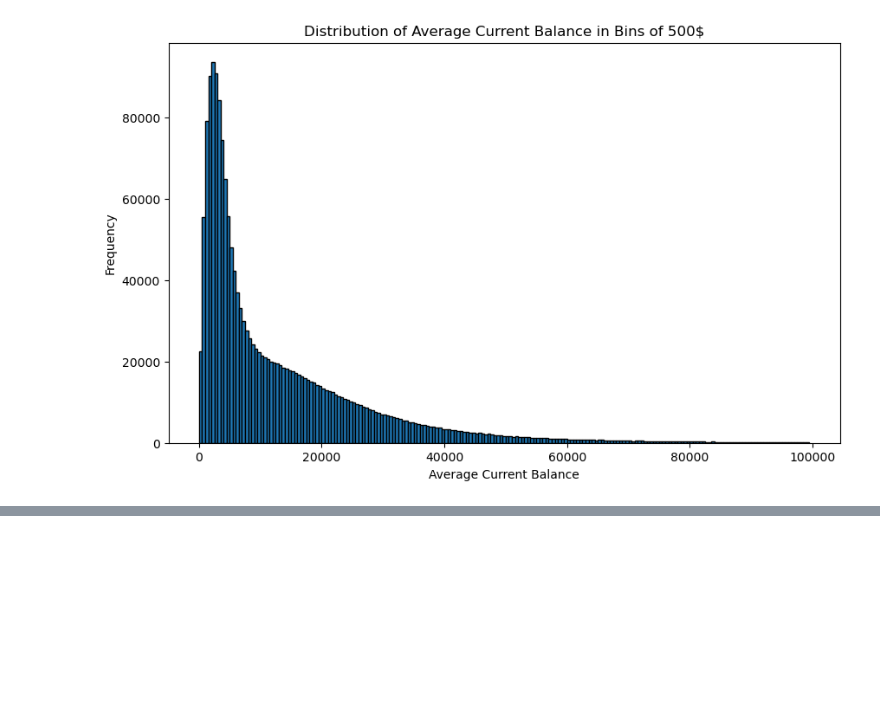
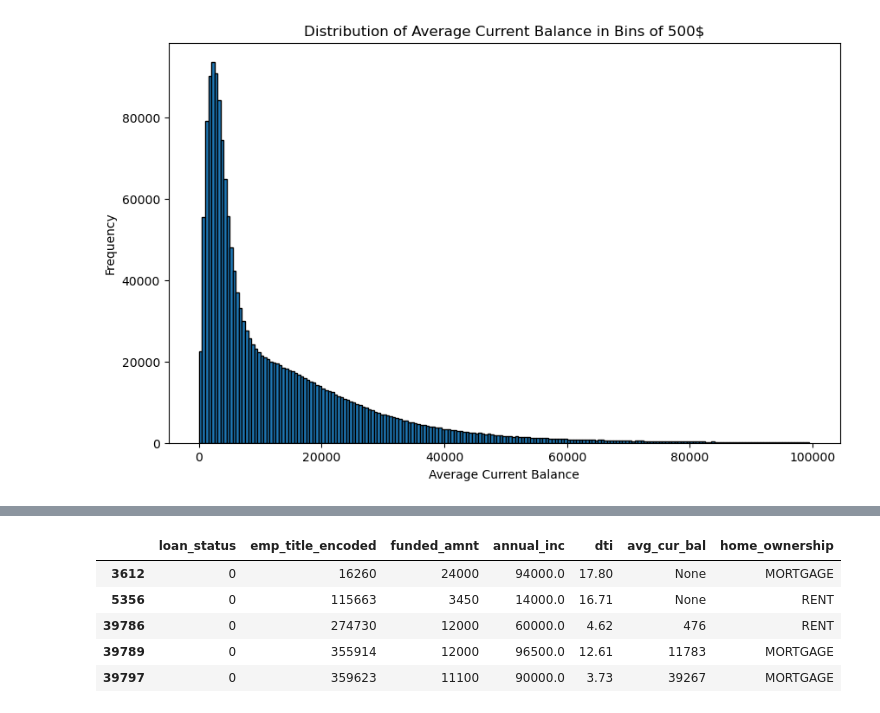
Before and after one commit to manolaz/kaggle-lending-hub-2024, a Jupyter notebook: trung-nva-lending-club-2007-20.ipynb, the cells around one changed output, grey strips where cells are left out. Saved outputs shown, nothing was run; the diff lists cells and outputs as text; code cells hidden in the pictures; blank space fills up the shorter version.

```diff
--- a/trung-nva-lending-club-2007-20.ipynb
+++ b/trung-nva-lending-club-2007-20.ipynb
@@ -628,0 +684,9 @@ X_train, X_test, y_train, y_test = train_test_split(X, y, test_size=0.33, random
+# %%
+employee_filtered_df_pd_clean.head()
+# %% [output]
+|  | loan_status | emp_title_encoded | funded_amnt | annual_inc | dti | avg_cur_bal | home_ownership |
+| 3612 | 0 | 16260 | 24000 | 94000.0 | 17.80 | None | MORTGAGE |
+| 5356 | 0 | 115663 | 3450 | 14000.0 | 16.71 | None | RENT |
+| 39786 | 0 | 274730 | 12000 | 60000.0 | 4.62 | 476 | RENT |
+| 39789 | 0 | 355914 | 12000 | 96500.0 | 12.61 | 11783 | MORTGAGE |
+| 39797 | 0 | 359623 | 11100 | 90000.0 | 3.73 | 39267 | MORTGAGE |
```
Also changed, not shown: parts of 17 cells of this notebook.
